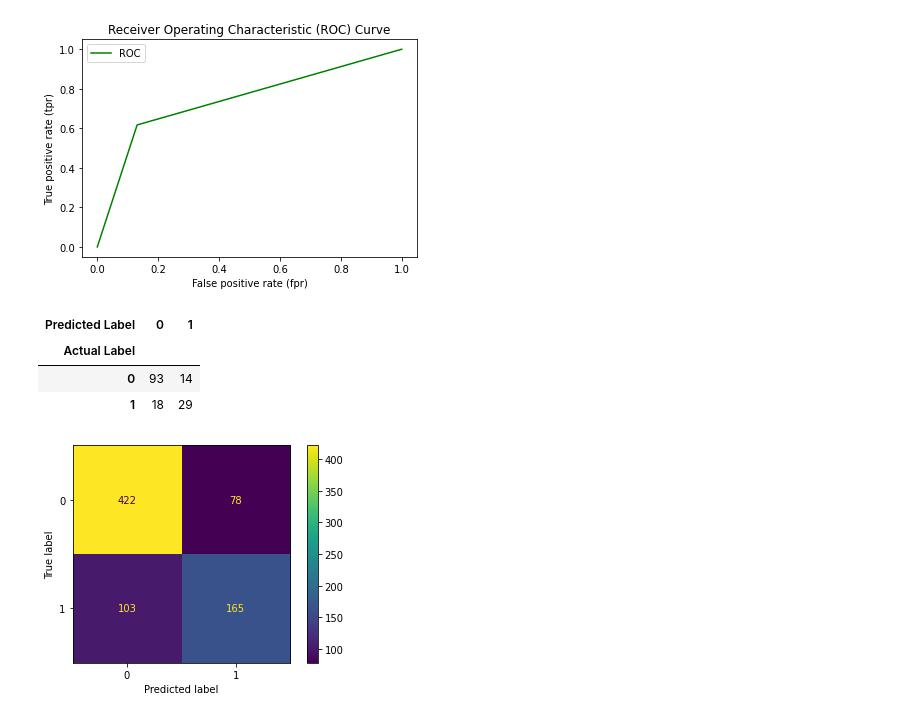
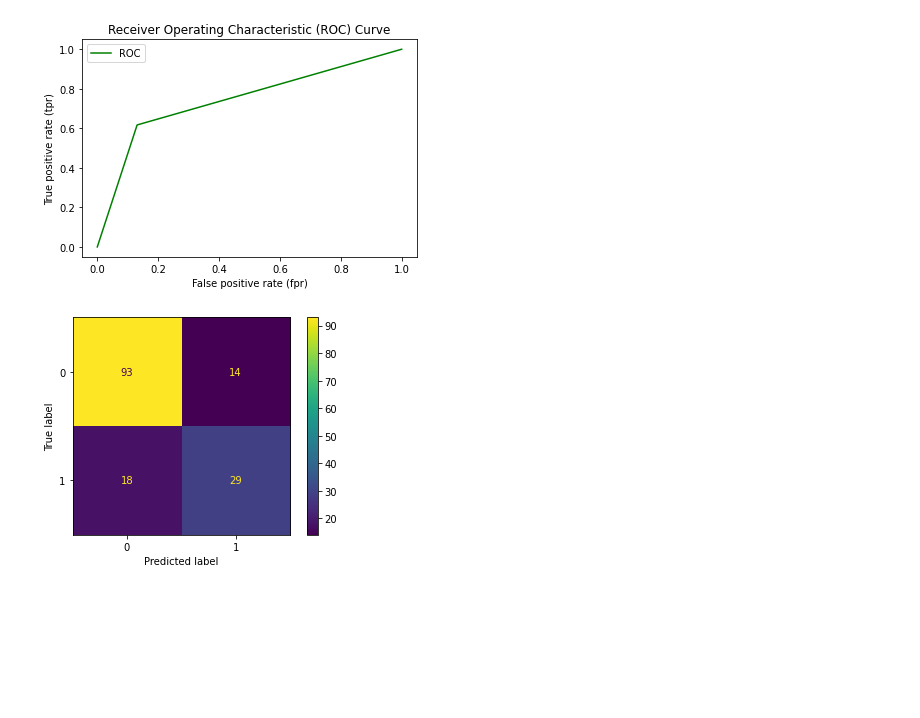
Before and after one commit to Siwan-SR/diabetes-detection, a Jupyter notebook: diabetes-detection.ipynb, the cells around one changed output. Saved outputs shown, nothing was run; the diff lists cells and outputs as text; code cells hidden in the pictures; blank space fills up the shorter version.

Commit message:
Updated function `model_report`

```diff
--- a/diabetes-detection.ipynb
+++ b/diabetes-detection.ipynb
@@ -222,16 +224,9 @@ fpr, tpr, thresholds = roc_curve(y_test, y_preds)
 plot_roc_curve(fpr, tpr)
 # %% [output]
 [figure]
-# %%
-pd.crosstab(y_test, y_preds, rownames = ["Actual Label"], colnames = ["Predicted Label"])
-# %% [output]
-| Predicted Label | 0 | 1 |
-| Actual Label |  |  |
-| 0 | 93 | 14 |
-| 1 | 18 | 29 |
 # %%
 from sklearn.metrics import ConfusionMatrixDisplay
 
-ConfusionMatrixDisplay.from_estimator(estimator = model, X = X, y = y);
+ConfusionMatrixDisplay.from_predictions(y_test, y_preds);
 # %% [output]
-[figure, old version]
+[figure, new version]
```
Also changed, not shown: parts of 3 cells of this notebook.
